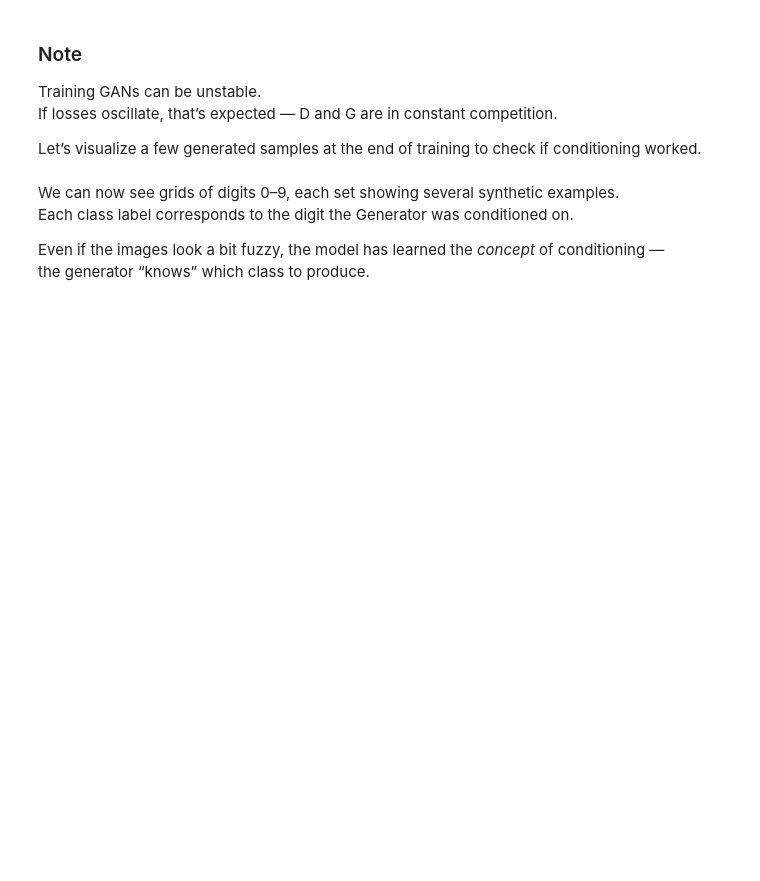
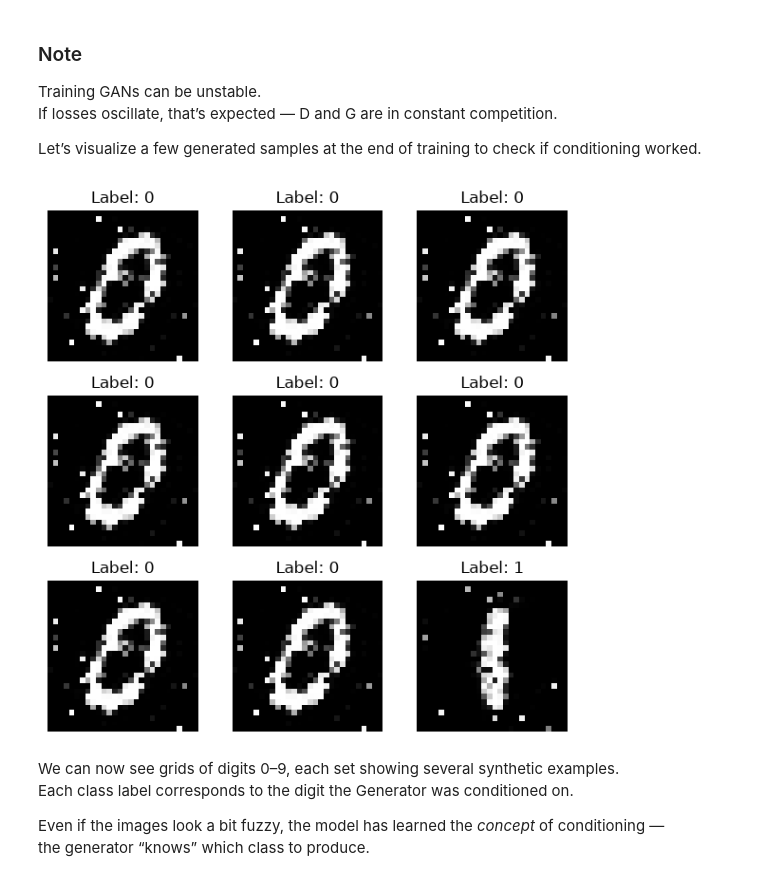
Before and after one commit to sam-khatab/cd1823-building-genai-public, a Jupyter notebook: project/starter/01_cGAN_training.ipynb, the cells around one changed output. Drawn from its saved outputs; the diff is of its cells as text; code cells hidden in the pictures; blank space fills up the shorter version.

```diff
--- a/project/starter/01_cGAN_training.ipynb
+++ b/project/starter/01_cGAN_training.ipynb
@@ -70,6 +71,8 @@ Each will use the label embedding trick — where we turn the class label (e.g.,
 Our models are intentionally **lightweight** to make training on CPU/MPS feasible.  We’ll focus on the learning process and class conditioning rather than pixel-perfect realism.
 # %%
 ##ToDo: initialize models and optimizers
+generator = Generator(z_dim=z_dim, num_classes=num_classes, img_shape=img_shape).to(device)
+discriminator = Discriminator(num_classes=num_classes, img_shape=img_shape).to(device)
 # %% [markdown]
 ## Training Strategy
 
@@ -100,16 +144,18 @@ Let’s visualize a few generated samples at the end of training to check if con
 # %%
 ### Generate and visualize samples
 def generate_samples(generator, n_classes=10, n_per_class=8):
     generator.eval()
     with torch.no_grad():
         z = torch.randn(n_classes * n_per_class, z_dim).to(device)
         labels = torch.tensor([i for i in range(n_classes) for _ in range(n_per_class)]).to(device)
         gen_imgs = generator(z, labels)
     generator.train()
     return gen_imgs, labels
 
 gen_imgs, gen_labels = generate_samples(generator)
-show_batch(gen_imgs.cpu(), gen_labels.cpu(), n=25)
+show_batch(gen_imgs.cpu(), gen_labels.cpu(), n=10)
+# %% [output]
+[figure, added]
 # %% [markdown]
 We can now see grids of digits 0–9, each set showing several synthetic examples.
 Each class label corresponds to the digit the Generator was conditioned on.
```
Also changed, not shown: parts of 3 cells of this notebook, 6 other files.
